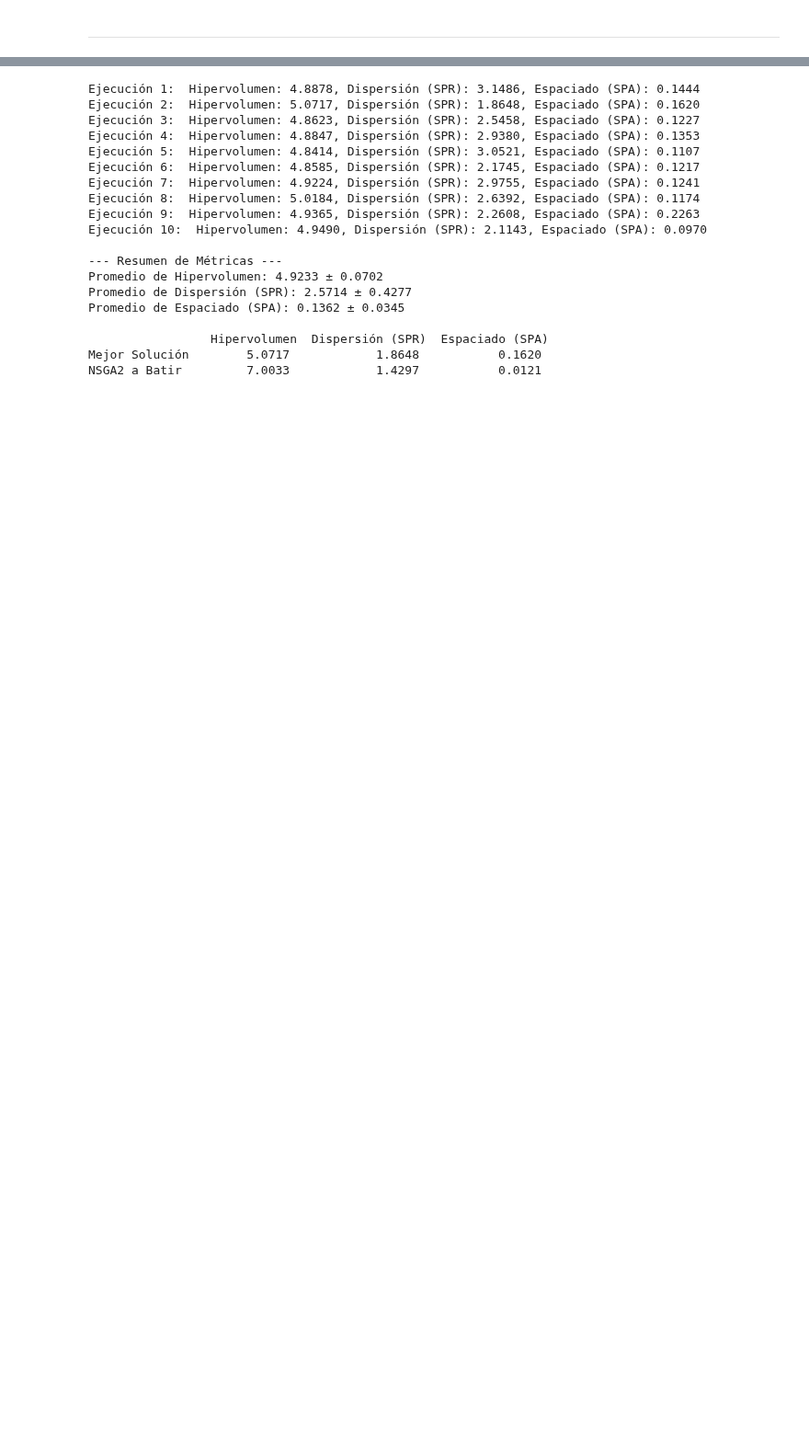
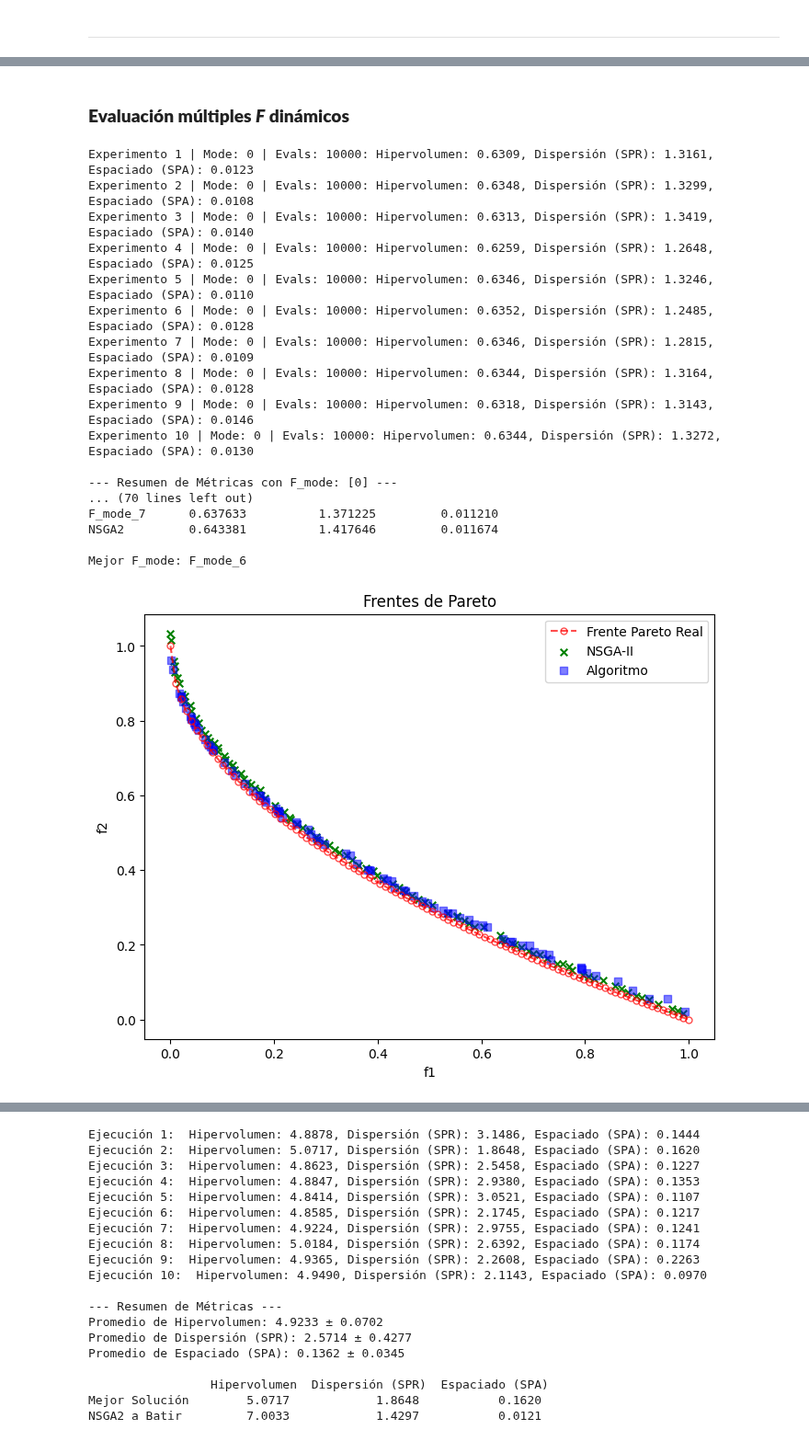
Before and after one commit to JorgeDC01/EMOC, a Jupyter notebook: H2/ZDT1.ipynb, the cells around one changed output, grey strips where cells are left out. Shown at 92% size. Saved outputs shown, nothing was run; the diff lists cells and outputs as text; code cells hidden in the pictures; blank space fills up the shorter version.

```diff
--- a/H2/ZDT1.ipynb
+++ b/H2/ZDT1.ipynb
@@ -448 +437,80 @@ ValueError: El frente de Pareto es vacío.
+# %% [markdown]
+### **Evaluación múltiples *F* dinámicos**
+# %%
+def normalize_metrics(df):
+    # Normalización: Min-Max scaling
+    df['Hipervolumen_norm'] = (df['Hipervolumen'] - df['Hipervolumen'].min()) / (df['Hipervolumen'].max() - df['Hipervolumen'].min())
+    df['Dispersión_norm'] = (df['Dispersión (SPR)'] - df['Dispersión (SPR)'].min()) / (df['Dispersión (SPR)'].max() - df['Dispersión (SPR)'].min())
+    df['Espaciado_norm'] = (df['Espaciado (SPA)'] - df['Espaciado (SPA)'].min()) / (df['Espaciado (SPA)'].max() - df['Espaciado (SPA)'].min())
+
+    return df
+
+# Combina las métricas para obtener una puntuación compuesta
+def compute_compounded_score(df):
+    df['score'] = df['Hipervolumen_norm'] - df['Dispersión_norm'] - df['Espaciado_norm']
+    return df
+# %%
+problem = get_problem("zdt1")
+algorithm = NSGA2(pop_size=100)
+ref_point = [1, 1]
+
+if nsga2_pareto is None: nsga2_pareto = minimize(problem, algorithm, ('n_gen', 100), verbose=False)
+
+
+df_F_modes = pd.DataFrame(columns=['Hipervolumen', 'Dispersión (SPR)', 'Espaciado (SPA)'])
+pareto_fronts = {}
+
+for i in range(0,8):
+    best_pareto, best_pareto_objetives, metrics_summary = multiple_experiments_with_metrics(problem, fitness_zdt1, ref_point, num_experiments=10, F_mode=i)
+    pareto_fronts[f'F_mode_{i}'] = best_pareto
+
+    print(f"F_mode: {i}")
+    ####################
+    ### Métricas ###
+    ####################
+    hv, spr, spa = calculate_metrics(best_pareto_objetives, ref_point)
+
+    df_F_modes.loc[f'F_mode_{i}'] = [hv, spr, spa]
+    print("\n")
+
+hv_obj, spr_obj, spa_obj = calculate_metrics(nsga2_pareto.F, ref_point)
+df_F_modes.loc[f'NSGA2'] = [hv_obj, spr_obj, spa_obj]
+
+print(df_F_modes)
+
+# Normaliza las métricas
+df_F_modes = normalize_metrics(df_F_modes)
+# Combina las métricas para obtener una puntuación compuesta
+df_F_modes = compute_compounded_score(df_F_modes)
+# Encuentra el mejor F_mode basado en la puntuación compuesta
+best_F_mode = df_F_modes.drop('NSGA2')['score'].idxmax()
+
+print("\nMejor F_mode:", best_F_mode)
+
+
+####################
+### Grafica ###
+####################
+
+best_F_mode = df_F_modes.drop('NSGA2')['Hipervolumen'].idxmax()
+plot_pareto(problem, nsga2_pareto, pareto_fronts[best_F_mode])
+# %% [output]
+Experimento 1 | Mode: 0 | Evals: 10000: Hipervolumen: 0.6309, Dispersión (SPR): 1.3161, Espaciado (SPA): 0.0123
+Experimento 2 | Mode: 0 | Evals: 10000: Hipervolumen: 0.6348, Dispersión (SPR): 1.3299, Espaciado (SPA): 0.0108
+Experimento 3 | Mode: 0 | Evals: 10000: Hipervolumen: 0.6313, Dispersión (SPR): 1.3419, Espaciado (SPA): 0.0140
+Experimento 4 | Mode: 0 | Evals: 10000: Hipervolumen: 0.6259, Dispersión (SPR): 1.2648, Espaciado (SPA): 0.0125
+Experimento 5 | Mode: 0 | Evals: 10000: Hipervolumen: 0.6346, Dispersión (SPR): 1.3246, Espaciado (SPA): 0.0110
+Experimento 6 | Mode: 0 | Evals: 10000: Hipervolumen: 0.6352, Dispersión (SPR): 1.2485, Espaciado (SPA): 0.0128
+Experimento 7 | Mode: 0 | Evals: 10000: Hipervolumen: 0.6346, Dispersión (SPR): 1.2815, Espaciado (SPA): 0.0109
+Experimento 8 | Mode: 0 | Evals: 10000: Hipervolumen: 0.6344, Dispersión (SPR): 1.3164, Espaciado (SPA): 0.0128
+Experimento 9 | Mode: 0 | Evals: 10000: Hipervolumen: 0.6318, Dispersión (SPR): 1.3143, Espaciado (SPA): 0.0146
+Experimento 10 | Mode: 0 | Evals: 10000: Hipervolumen: 0.6344, Dispersión (SPR): 1.3272, Espaciado (SPA): 0.0130
+
+--- Resumen de Métricas con F_mode: [0] ---
+... (70 lines left out)
+F_mode_7      0.637633          1.371225         0.011210
+NSGA2         0.643381          1.417646         0.011674
+
+Mejor F_mode: F_mode_6
+[figure, added]
 # %% [markdown]
```
Also changed, not shown: parts of 15 cells of this notebook.
